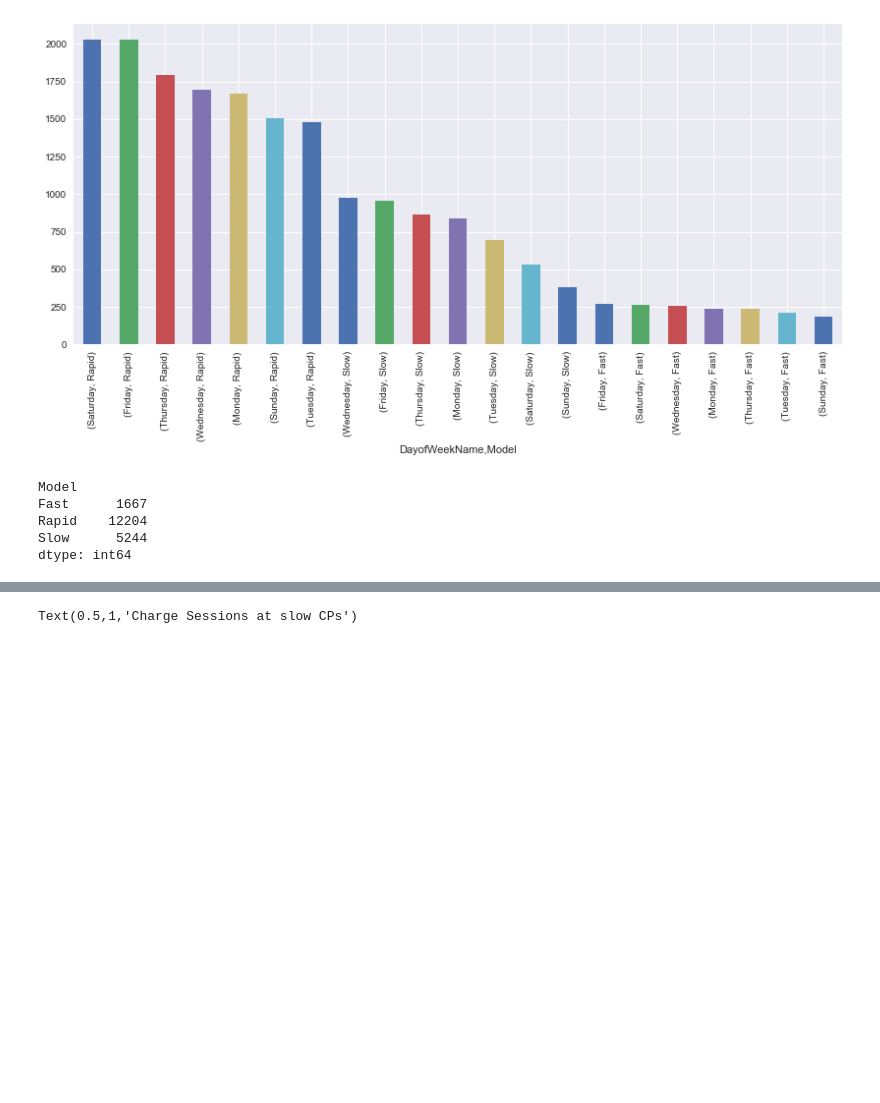
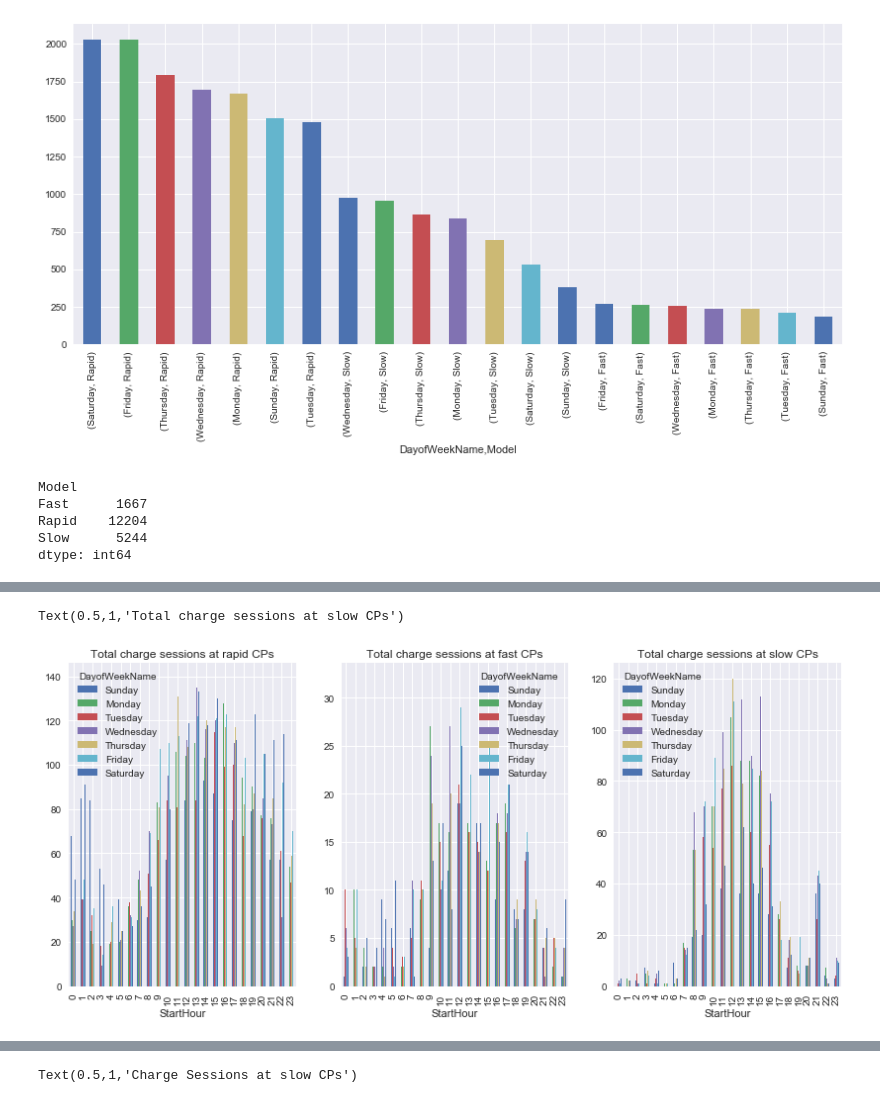
Before and after one commit to drYukiWang/ev_charge_data, a Jupyter notebook: read_data_v2.ipynb, the cells around one changed output, grey strips where cells are left out. Cells and saved outputs as stored; diff of their text form; code cells hidden in the pictures; blank space fills up the shorter version.

```diff
--- a/read_data_v2.ipynb
+++ b/read_data_v2.ipynb
@@ -242,3 +229,39 @@ slow.plot(kind='bar',title='Total charging sessions at slow chargers per hour',f
+# %%
+rapid = chs[chs['Model']=='Rapid']
+fast = chs[chs['Model']=='Fast']
+slow = chs[chs['Model']=='Slow']
+
+#reshape the dataframe in a pivot table
+pivoted_r = rapid.pivot_table(values='Charging event',
+                              index='StartHour',
+                              columns='DayofWeekName',
+                              aggfunc=len)
+pivoted_r = pivoted_r[['Sunday','Monday','Tuesday','Wednesday','Thursday','Friday','Saturday']]
+# pivoted_r.iloc[:5,:7]
+
+pivoted_f = fast.pivot_table(values='Charging event',
+                            index='StartHour',
+                            columns='DayofWeekName',
+                            aggfunc=len)
+pivoted_f = pivoted_f[['Sunday','Monday','Tuesday','Wednesday','Thursday','Friday','Saturday']]
+
+pivoted_s = slow.pivot_table(values='Charging event',
+                            index='StartHour',
+                            columns='DayofWeekName',
+                            aggfunc=len)
+pivoted_s = pivoted_s[['Sunday','Monday','Tuesday','Wednesday','Thursday','Friday','Saturday']]
+
+# plot
+fig, ax = plt.subplots(1, 3, figsize=(14,6))
+ax[0] = pivoted_r.plot(kind='bar', ax = ax[0])
+ax[0].set_title('Total charge sessions at rapid CPs')
+ax[1] = pivoted_f.plot(kind='bar', ax = ax[1])
+ax[1].set_title('Total charge sessions at fast CPs')
+ax[2] = pivoted_s.plot(kind='bar', ax = ax[2])
+ax[2].set_title('Total charge sessions at slow CPs')
+# %% [output]
+Text(0.5,1,'Total charge sessions at slow CPs')
+[figure, added]
 # %%
 rapid.head()
 # %% [output]
```
Also changed, not shown: parts of 15 cells of this notebook.
